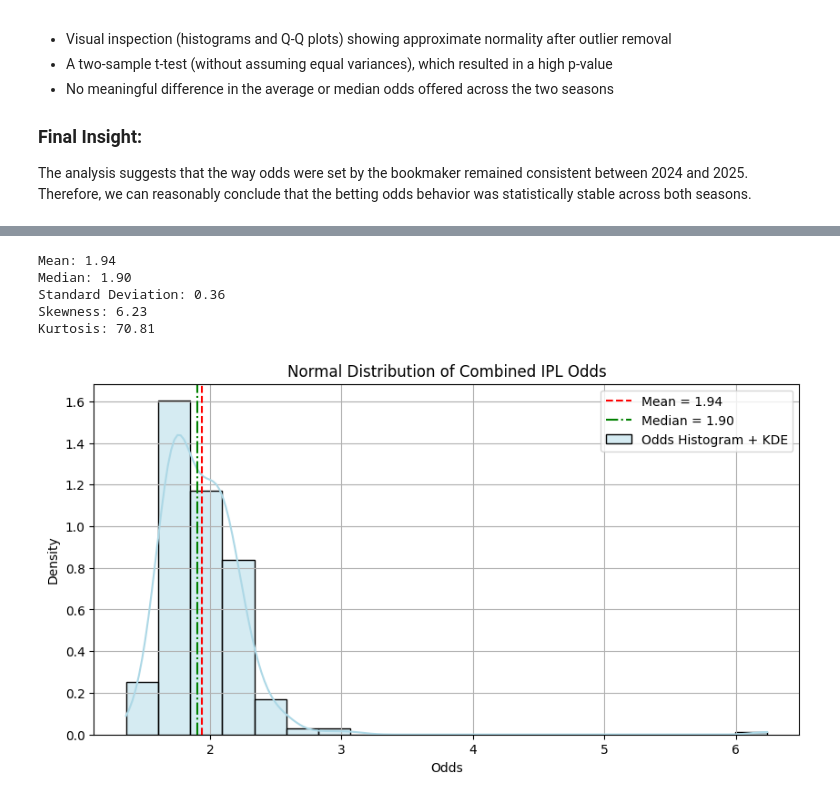
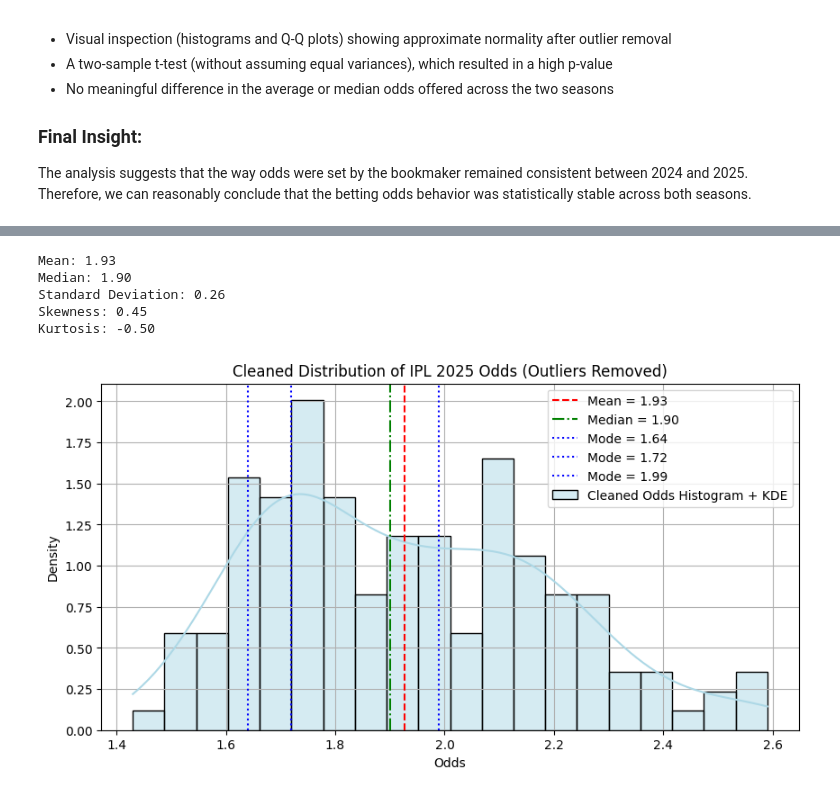
Before and after one commit to VechamGautham/IPL-EARLY-SIXES, a Jupyter notebook: eda.ipynb, the cells around one changed output, grey strips where cells are left out. Saved outputs shown, nothing was run; the diff lists cells and outputs as text; code cells hidden in the pictures.

```diff
--- a/eda.ipynb
+++ b/eda.ipynb
@@ -337,41 +412,68 @@ plt.show()
 # %%
 import pandas as pd
 import matplotlib.pyplot as plt
 import seaborn as sns
 from scipy.stats import skew, kurtosis
+import numpy as np
 
-# Combine both odds columns
-combined_odds = pd.concat([odds_df['Odds 1'], odds_df['Odds 2']], ignore_index=True)
+# Filter only 2025 data
+odds_df_2025 = odds_df[odds_df["Year"] == 2025]
+
+# Combine Odds 1 and Odds 2
+combined_odds_2025 = pd.concat([odds_df_2025['Odds 1'], odds_df_2025['Odds 2']], ignore_index=True)
+
+# Function to remove outliers using IQR method
+def remove_outliers_iqr(series):
+    Q1 = series.quantile(0.25)
+    Q3 = series.quantile(0.75)
+    IQR = Q3 - Q1
+    lower = Q1 - 1.5 * IQR
+    upper = Q3 + 1.5 * IQR
+    return series[(series >= lower) & (series <= upper)]
+
+# Remove outliers
+cleaned_odds_2025 = remove_outliers_iqr(combined_odds_2025)
 
 # Descriptive statistics
-mean_val = combined_odds.mean()
-median_val = combined_odds.median()
-std_val = combined_odds.std()
-skew_val = skew(combined_odds)
-kurtosis_val = kurtosis(combined_odds)
+mean_val = cleaned_odds_2025.mean()
+median_val = cleaned_odds_2025.median()
+std_val = cleaned_odds_2025.std()
+skew_val = skew(cleaned_odds_2025)
+kurtosis_val = kurtosis(cleaned_odds_2025)
 
 # Print stats
 print(f"Mean: {mean_val:.2f}")
 print(f"Median: {median_val:.2f}")
 print(f"Standard Deviation: {std_val:.2f}")
 print(f"Skewness: {skew_val:.2f}")
 print(f"Kurtosis: {kurtosis_val:.2f}")
 
+# Calculate all mode values
+mode_vals = cleaned_odds_2025.mode()
+
 # Plot histogram with KDE
 plt.figure(figsize=(10, 5))
-sns.histplot(combined_odds, bins=20, kde=True, color='lightblue', stat='density', label='Odds Histogram + KDE')
+sns.histplot(cleaned_odds_2025, bins=20, kde=True, color='lightblue', stat='density', label='Cleaned Odds Histogram + KDE')
+
+# Add lines for mean and median
 plt.axvline(mean_val, color='red', linestyle='--', label=f'Mean = {mean_val:.2f}')
 plt.axvline(median_val, color='green', linestyle='-.', label=f'Median = {median_val:.2f}')
-plt.title('Normal Distribution of Combined IPL Odds')
+
+# Plot all modes
+for m in mode_vals:
+    plt.axvline(m, color='blue', linestyle=':', label=f'Mode = {m:.2f}')
+
+# Title and labels
+plt.title('Cleaned Distribution of IPL 2025 Odds (Outliers Removed)')
 plt.xlabel('Odds')
 plt.ylabel('Density')
 plt.legend()
 plt.grid(True)
 plt.show()
 # %% [output]
-Mean: 1.94
+Mean: 1.93
 Median: 1.90
-Standard Deviation: 0.36
-Skewness: 6.23
-Kurtosis: 70.81
+Standard Deviation: 0.26
+Skewness: 0.45
+Kurtosis: -0.50
-[figure, old version]
+[figure, new version]
```
Also changed, not shown: parts of 19 cells of this notebook.
